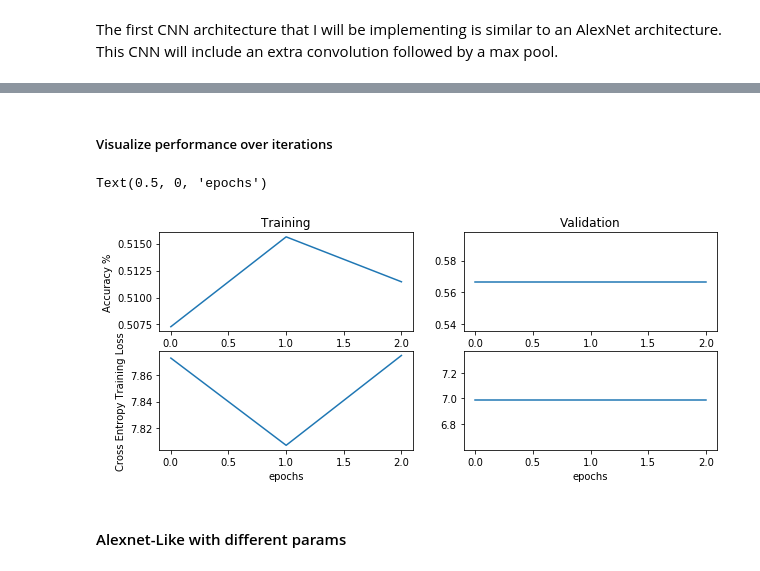
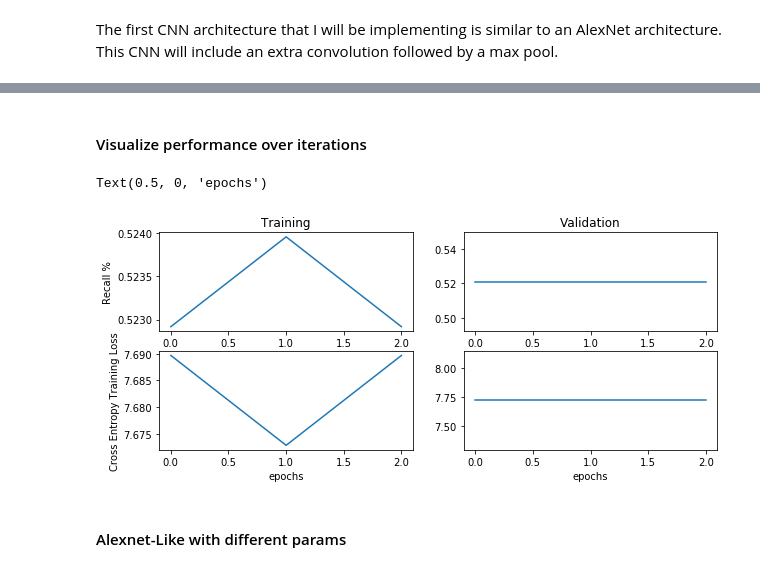
Before and after one commit to elilaird/CS7324-MachineLearning-Labs, a Jupyter notebook: Lab6/Lab6.ipynb, the cells around one changed output, grey strips where cells are left out. Saved outputs shown, nothing was run; the diff lists cells and outputs as text; code cells hidden in the pictures.

```diff
--- a/Lab6/Lab6.ipynb
+++ b/Lab6/Lab6.ipynb
@@ -232,6 +237,8 @@ def recall_m(y_true, y_pred):
 # %%
 #convert labels to categorical encoded
 from keras.utils import to_categorical
+
+y_binary = to_categorical(labels)
 y_train_binary = to_categorical(y_train)
 y_test_binary = to_categorical(y_test)
 # %% [markdown]
@@ -270,9 +277,12 @@ alexnet.compile(loss='categorical_crossentropy',
                    optimizer='rmsprop',
                    metrics=[recall_m])
 # %%
-history = alexnet.fit(X_train, y_train_binary, \
+alexnet_fits = []
+for k, (train, test) in enumerate(kfold):
+    history = alexnet.fit(data[train], y_binary[train], \
                 batch_size=32, \
                 epochs=50, shuffle=True, verbose=1, \
-                validation_data=(X_test,y_test_binary), \
+                validation_data=(data[test],y_binary[test]), \
                 callbacks=[EarlyStopping(monitor='val_loss', patience=2)])
+    alexnet_fits.append(history)
 # %% [output]
@@ -312,31 +339,31 @@ Epoch 3/50
 # %% [markdown]
-##### Visualize performance over iterations
+#### Visualize performance over iterations
 # %%
 from matplotlib import pyplot as plt
 
 %matplotlib inline
 
 plt.figure(figsize=(10,4))
 plt.subplot(2,2,1)
-plt.plot(history.history['recall_m'])
+plt.plot(alexnet_fits[-1].history['recall_m'])
 
-plt.ylabel('Accuracy %')
+plt.ylabel('Recall %')
 plt.title('Training')
 plt.subplot(2,2,2)
-plt.plot(history.history['val_recall_m'])
+plt.plot(alexnet_fits[-1].history['val_recall_m'])
 plt.title('Validation')
 
 plt.subplot(2,2,3)
-plt.plot(history.history['loss'])
+plt.plot(alexnet_fits[-1].history['loss'])
 plt.ylabel('Cross Entropy Training Loss')
 plt.xlabel('epochs')
 
 plt.subplot(2,2,4)
-plt.plot(history.history['val_loss'])
+plt.plot(alexnet_fits[-1].history['val_loss'])
 plt.xlabel('epochs')
 # %% [output]
 Text(0.5, 0, 'epochs')
-[figure, old version]
+[figure, new version]
 # %% [markdown]
 #### Alexnet-Like with different params
 # %% [markdown]
```
Also changed, not shown: parts of 49 cells of this notebook.
